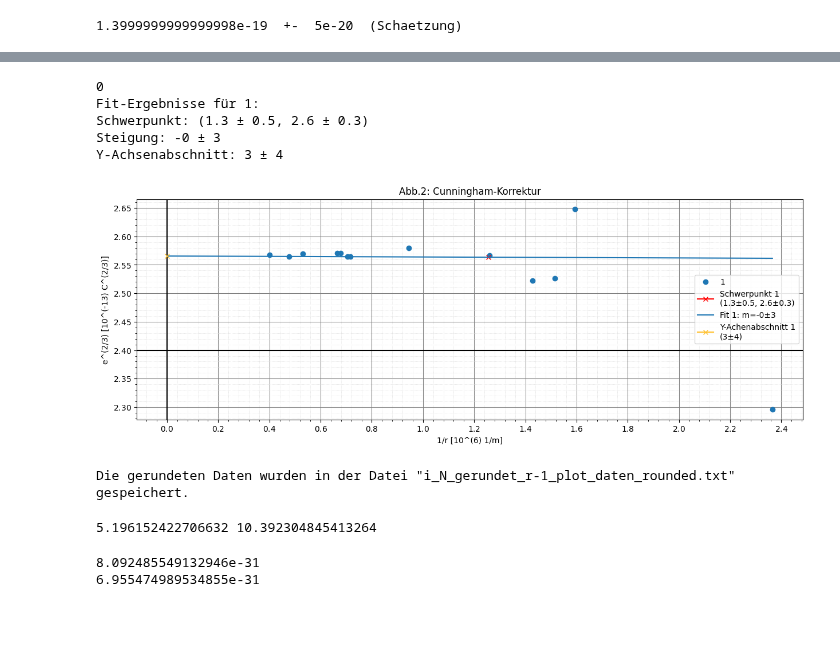
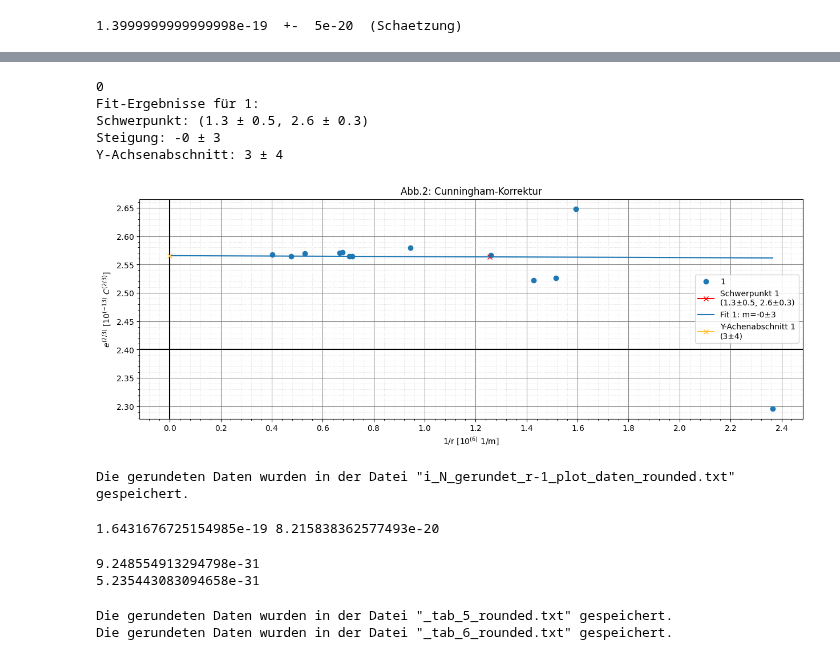
Before and after one commit to Patrixon0/data-analysis-plotting-tool, a Jupyter notebook: P2/Theo_Patrick/242/242_c_main.ipynb, the cells around one changed output, grey strips where cells are left out. Saved outputs shown, nothing was run; the diff lists cells and outputs as text; code cells hidden in the pictures; blank space fills up the shorter version.

```diff
--- a/P2/Theo_Patrick/242/242_c_main.ipynb
+++ b/P2/Theo_Patrick/242/242_c_main.ipynb
@@ -722,39 +722,45 @@ Zeile 12: [1.5928639694170115, 0.044147551876164384, 2.6478355412522148, 0.88986
 Zeile 13: [1.26008064516129, 0.067957978342872, 2.5662299438731466, 0.7348089391115119]
 Auswertung abgeschlossen. Ergebnisse wurden in 'i_N_gerundet_r-1_plot_daten.txt' gespeichert.
 # %%
-geraden_fit(exp_nr='', file_n='i_N_gerundet_r-1_plot_daten.txt', title = 'Abb.2: Cunningham-Korrektur', x_label = '1/r [10^(6) 1/m]', y_label = 'e^(2/3) [10^(-13) C^(2/3)]',
+geraden_fit(exp_nr='', file_n='i_N_gerundet_r-1_plot_daten.txt', title = 'Abb.2: Cunningham-Korrektur', x_label = r'1/r [$10^{(6)}$ 1/m]', y_label = r'$e^{(2/3)}$ [$10^{(-13)}$ $C^{(2/3)}$]',
             x_major_ticks=0.02e1,
             x_minor_ticks=0.004e1,
             y_major_ticks=0.05,
             y_minor_ticks= 0.01,
             linear_fit = True, focus_point = True, plot_y_inter = True, plot_errors= False, y_axis=2.4, save=True)
 
 
 #Für die Verwertung des Graphen ist wichtig die Werte wieder richtig umzurechnen (1/r ist in der Einheit 10^6/m und e^(2/3) in der Einheit 10^(-13)*C^(2/3))
 # %% [output]
 0
 Fit-Ergebnisse für 1:
 Schwerpunkt: (1.3 ± 0.5, 2.6 ± 0.3)
 Steigung: -0 ± 3
 Y-Achsenabschnitt: 3 ± 4
-[figure, old version]
+[figure, new version]
 # %%
 runden_und_speichern('i_N_gerundet_r-1_plot_daten.txt')
 # %% [output]
 Die gerundeten Daten wurden in der Datei "i_N_gerundet_r-1_plot_daten_rounded.txt" gespeichert.
 # %%
-b, err_b = 3, 4
+b, err_b = 3*(10**-13), 1*(10**-13)
 print(b**(3/2), (3/2) * b**0.5 * err_b)
 # %% [output]
-5.196152422706632 10.392304845413264
+1.6431676725154985e-19 8.215838362577493e-20
 # %%
-e0 = 1.4 * 10**-19
-err_e0 = 1.2 * 10**-19
+e0 = 1.6 * 10**-19
+err_e0 = 0.9 * 10**-19
 e_m = 1.73 * 10**11
 err_e_m = 0.11 *10**11
 
 print(e0 / e_m)
 print(np.sqrt((err_e0 / e_m)**2 + ((e0*err_e_m/((e_m)**2))**2)))
 # %% [output]
-8.092485549132946e-31
-6.955474989534855e-31
+9.248554913294798e-31
+5.235443083094658e-31
+# %%
+runden_und_speichern('_tab_5.txt')
+runden_und_speichern('_tab_6.txt')
+# %% [output]
+Die gerundeten Daten wurden in der Datei "_tab_5_rounded.txt" gespeichert.
+Die gerundeten Daten wurden in der Datei "_tab_6_rounded.txt" gespeichert.
```
Also changed, not shown: 7 other files.
